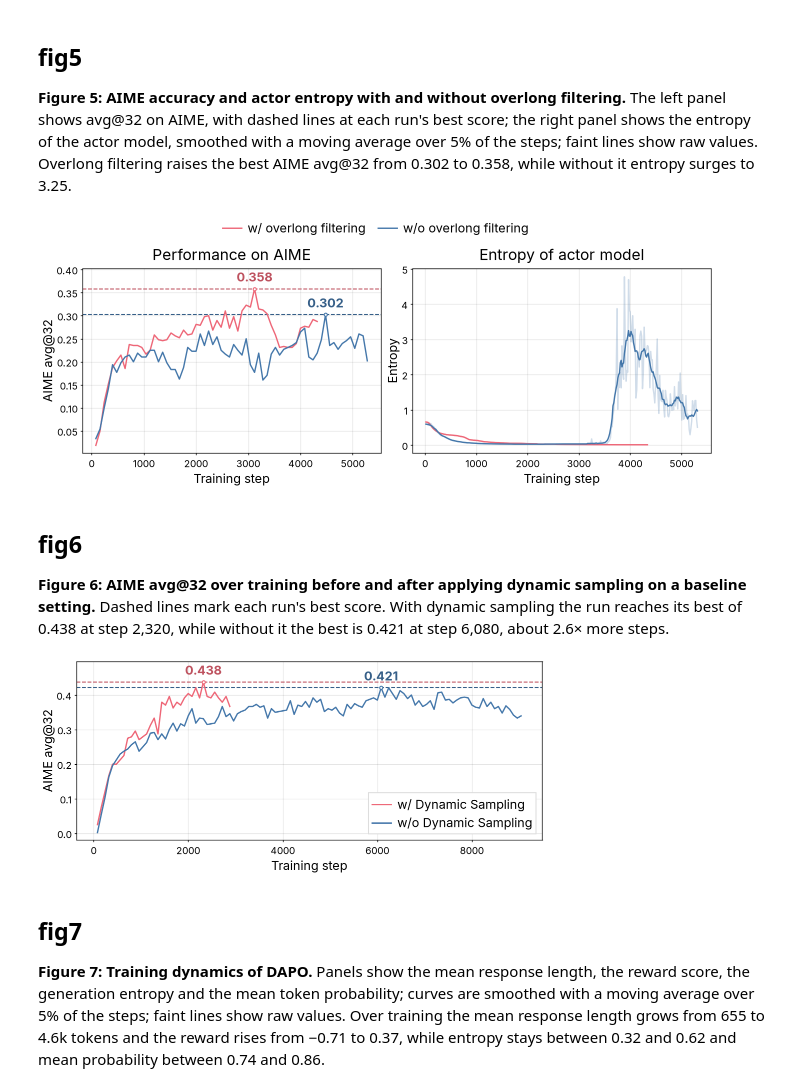
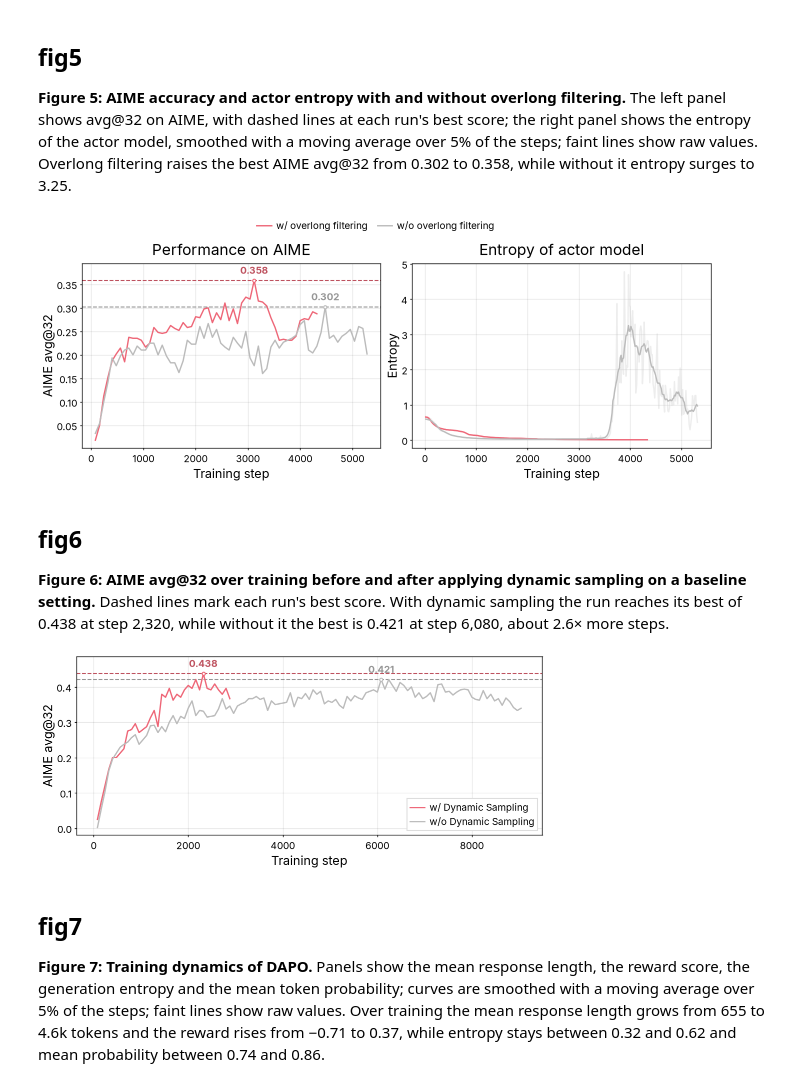
Before and after one commit to bigohofone/academic-figure-skill, a Jupyter notebook: examples/dapo-with-skill.ipynb, the cells around one changed output. Drawn from its saved outputs; the diff is of its cells as text; code cells hidden in the pictures.

```diff
--- a/examples/dapo-with-skill.ipynb
+++ b/examples/dapo-with-skill.ipynb
@@ -42,7 +42,7 @@ plt.show()
 data = json.load(open("../dapo.json"))
 
 fig, ax = plt.subplots(figsize=(3.25, 2))
-for name, color in [("w/ Clip-Higher", colors["series-2"]), ("w/o Clip-Higher", colors["series-1"])]:
+for name, color in [("w/ Clip-Higher", colors["series-2"]), ("w/o Clip-Higher", colors["neutral"])]:
     acc = data["fig2a"][name]
     ax.plot(acc["step"], acc["value"], color=color, label=name)
     best = max(acc["value"])
@@ -90,7 +90,7 @@ plt.show()
 data = json.load(open("../dapo.json"))
 
 fig, axes = plt.subplots(1, 2, figsize=(6.75, 2.5))
-for name, color in [("w/ token-level loss", colors["series-2"]), ("w/o token-level loss", colors["series-1"])]:
+for name, color in [("w/ token-level loss", colors["series-2"]), ("w/o token-level loss", colors["neutral"])]:
     for ax, key in zip(axes, ["fig4a", "fig4b"]):
         ax.plot(data[key][name]["step"], data[key][name]["value"], color=color, alpha=0.25)
         ax.plot(data[key][name]["step"], smooth(data[key][name]["value"]), color=color, label=name if key == "fig4a" else None)
@@ -116,31 +116,31 @@ plt.show()
 # %%
 data = json.load(open("../dapo.json"))
 
 fig, axes = plt.subplots(1, 2, figsize=(6.75, 2.5))
-for name, color in [("w/ overlong filtering", colors["series-2"]), ("w/o overlong filtering", colors["series-1"])]:
+for name, color in [("w/ overlong filtering", colors["series-2"]), ("w/o overlong filtering", colors["neutral"])]:
     acc = data["fig5a"][name]
     axes[0].plot(acc["step"], acc["value"], color=color, label=name)
     best = max(acc["value"])
     mark_value(axes[0], acc["step"][acc["value"].index(best)], best, f"{best:.3f}", color)
 
     entropy = data["fig5b"][name]
     axes[1].plot(entropy["step"], entropy["value"], color=color, alpha=0.25)
     axes[1].plot(entropy["step"], smooth(entropy["value"]), color=color)
 
 axes[0].set_title("Performance on AIME")
 axes[0].set_ylabel("AIME avg@32")
 axes[1].set_title("Entropy of actor model")
 axes[1].set_ylabel("Entropy")
 for ax in axes:
     ax.set_xlabel("Training step")
 fig.legend(*axes[0].get_legend_handles_labels(), loc="outside upper center", ncol=2, frameon=False, borderaxespad=0)
 
 fit_height(fig, axes, aspect=0.618)
 fig.savefig("fig5.pdf")
 fig.savefig("fig5.png")
 plt.show()
 # %% [output]
-[figure, old version]
+[figure, new version]
 # %% [markdown]
 ## fig6
 
@@ -149,7 +149,7 @@ plt.show()
 data = json.load(open("../dapo.json"))["fig6"]
 
 fig, ax = plt.subplots(figsize=(5.0625, 2))
-for name, color in [("w/ Dynamic Sampling", colors["series-2"]), ("w/o Dynamic Sampling", colors["series-1"])]:
+for name, color in [("w/ Dynamic Sampling", colors["series-2"]), ("w/o Dynamic Sampling", colors["neutral"])]:
     acc = data[name]
     ax.plot(acc["step"], acc["value"], color=color, label=name)
     best = max(acc["value"])
@@ -163,7 +163,7 @@ fig.savefig("fig6.pdf")
 fig.savefig("fig6.png")
 plt.show()
 # %% [output]
-[figure, old version]
+[figure, new version]
 # %% [markdown]
 ## fig7
 
```
Also changed, not shown: parts of 3 cells of this notebook, 7 other files.
